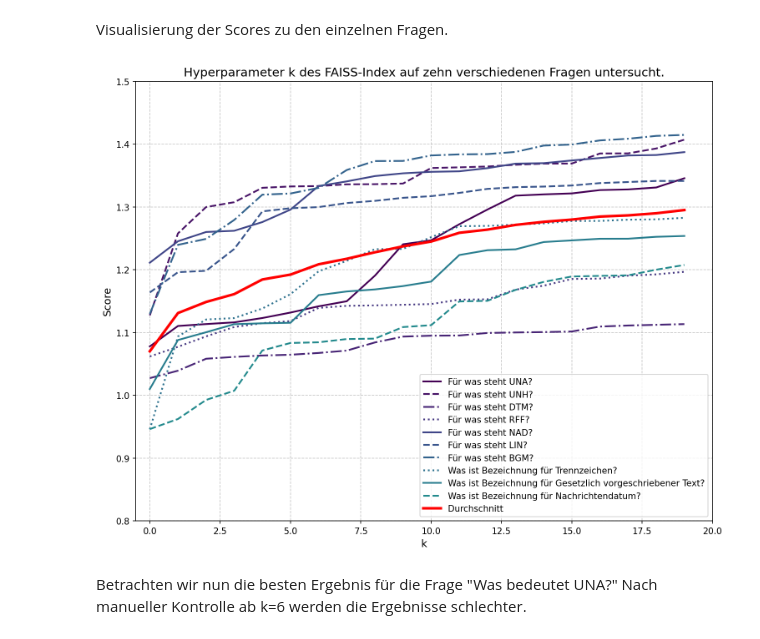
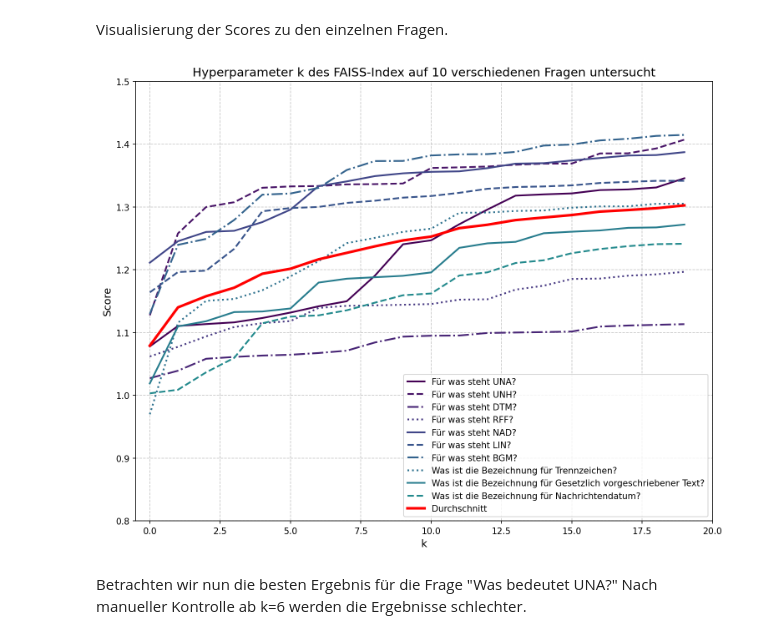
Before and after one commit to Sebastianschmid1/Bachelorarbeit, a Jupyter notebook: notebooks/exploration_Embedding_scors_multidoc_3_large.ipynb, the cells around one changed output. Cells and saved outputs as stored; diff of their text form; code cells hidden in the pictures.

```diff
--- a/notebooks/exploration_Embedding_scors_multidoc_3_large.ipynb
+++ b/notebooks/exploration_Embedding_scors_multidoc_3_large.ipynb
@@ -22,9 +22,9 @@ test_text_embeddings = [
     "Für was steht NAD?",
     "Für was steht LIN?",
     "Für was steht BGM?",
-    "Was ist Bezeichnung für Trennzeichen?",
-    "Was ist Bezeichnung für Gesetzlich vorgeschriebener Text?",
-    "Was ist Bezeichnung für Nachrichtendatum?",
+    "Was ist die Bezeichnung für Trennzeichen?",
+    "Was ist die Bezeichnung für Gesetzlich vorgeschriebener Text?",
+    "Was ist die Bezeichnung für Nachrichtendatum?",
 ]
 pdf_directory = "pdfs"
 if os.path.exists("feiss_index/index.faiss") and os.path.exists(
@@ -65,13 +65,13 @@ Visualisierung der Scores zu den einzelnen Fragen.
 # %%
 plot_results(
     results_score,
     test_text_embeddings,
     xlim=(-0.5, 20),
     ylim=(0.8, 1.5),
-    titel="Hyperparameter k des FAISS-Index auf zehn verschiedenen Fragen untersucht.",
+    titel="Hyperparameter k des FAISS-Index auf 10 verschiedenen Fragen untersucht",
 )
 # %% [output]
-[figure, old version]
+[figure, new version]
 # %% [markdown]
 Betrachten wir nun die besten Ergebnis für die Frage "Was bedeutet UNA?"
 Nach manueller Kontrolle ab k=6 werden die Ergebnisse schlechter.
```
Also changed, not shown: 6 other files.
